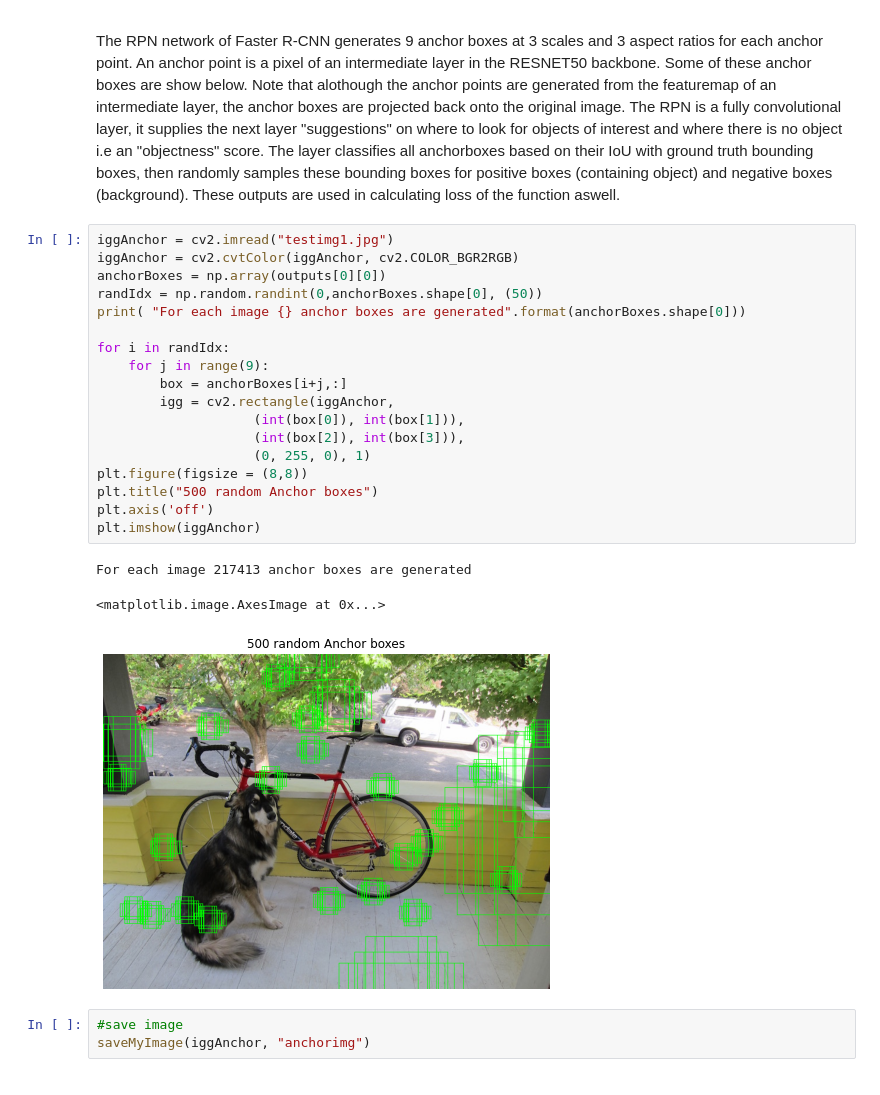
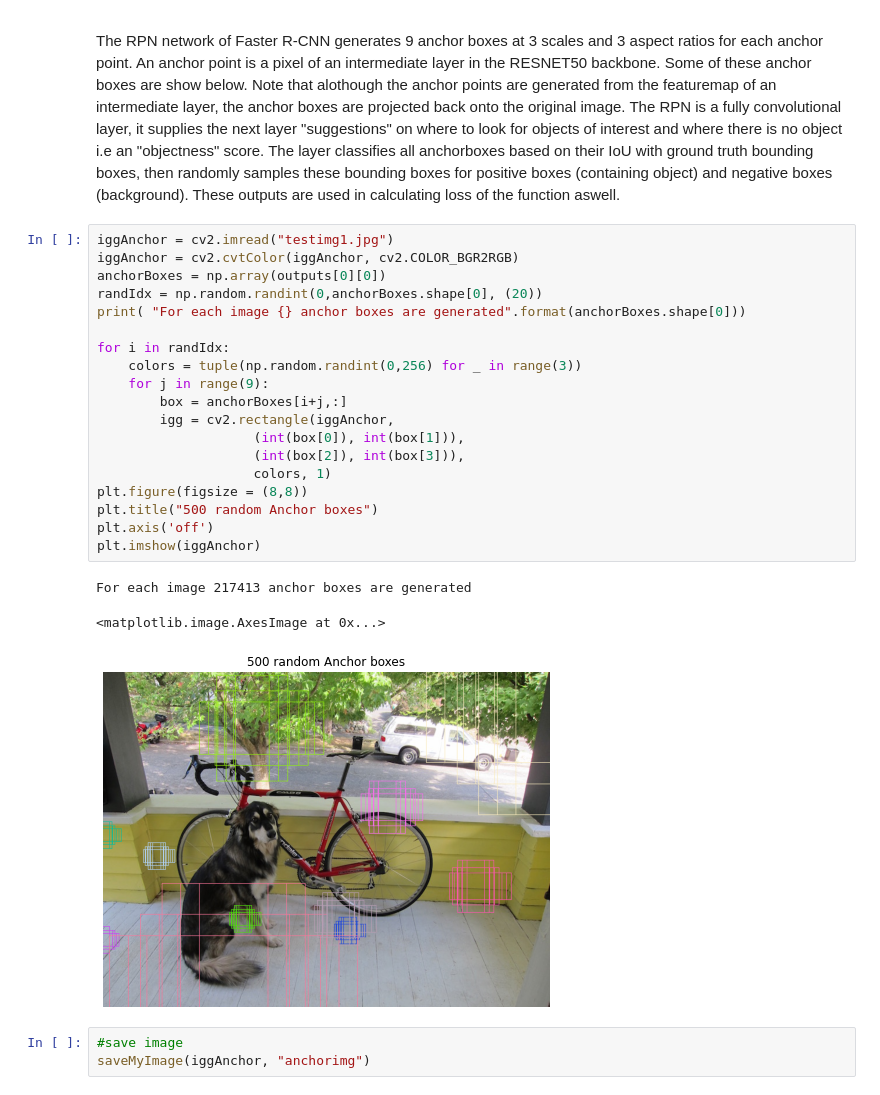
Before and after one commit to YassYe/Deeplearning-Workshops-FYP, a Jupyter notebook: ObjectDetection.ipynb, the cells around one changed output. Cells and saved outputs as stored; diff of their text form.

Commit message:
made changes to anchor box visualisation and added some supplementeary files

```diff
--- a/ObjectDetection.ipynb
+++ b/ObjectDetection.ipynb
@@ -190,25 +190,26 @@ The RPN network of Faster R-CNN generates 9 anchor boxes at 3 scales and 3 aspec
 # %%
 iggAnchor = cv2.imread("testimg1.jpg")
 iggAnchor = cv2.cvtColor(iggAnchor, cv2.COLOR_BGR2RGB)
 anchorBoxes = np.array(outputs[0][0])
-randIdx = np.random.randint(0,anchorBoxes.shape[0], (50))
+randIdx = np.random.randint(0,anchorBoxes.shape[0], (20))
 print( "For each image {} anchor boxes are generated".format(anchorBoxes.shape[0]))
 
 for i in randIdx:
+    colors = tuple(np.random.randint(0,256) for _ in range(3))
     for j in range(9):
         box = anchorBoxes[i+j,:]
         igg = cv2.rectangle(iggAnchor,
                     (int(box[0]), int(box[1])),
                     (int(box[2]), int(box[3])),
-                    (0, 255, 0), 1)
+                    colors, 1)
 plt.figure(figsize = (8,8))
 plt.title("500 random Anchor boxes")
 plt.axis('off')
 plt.imshow(iggAnchor)
 # %% [output]
 For each image 217413 anchor boxes are generated
 <matplotlib.image.AxesImage at 0x...>
-[figure, old version]
+[figure, new version]
 # %%
 #save image
 saveMyImage(iggAnchor, "anchorimg")
```
Also changed, not shown: parts of 2 cells of this notebook, 8 other files.
